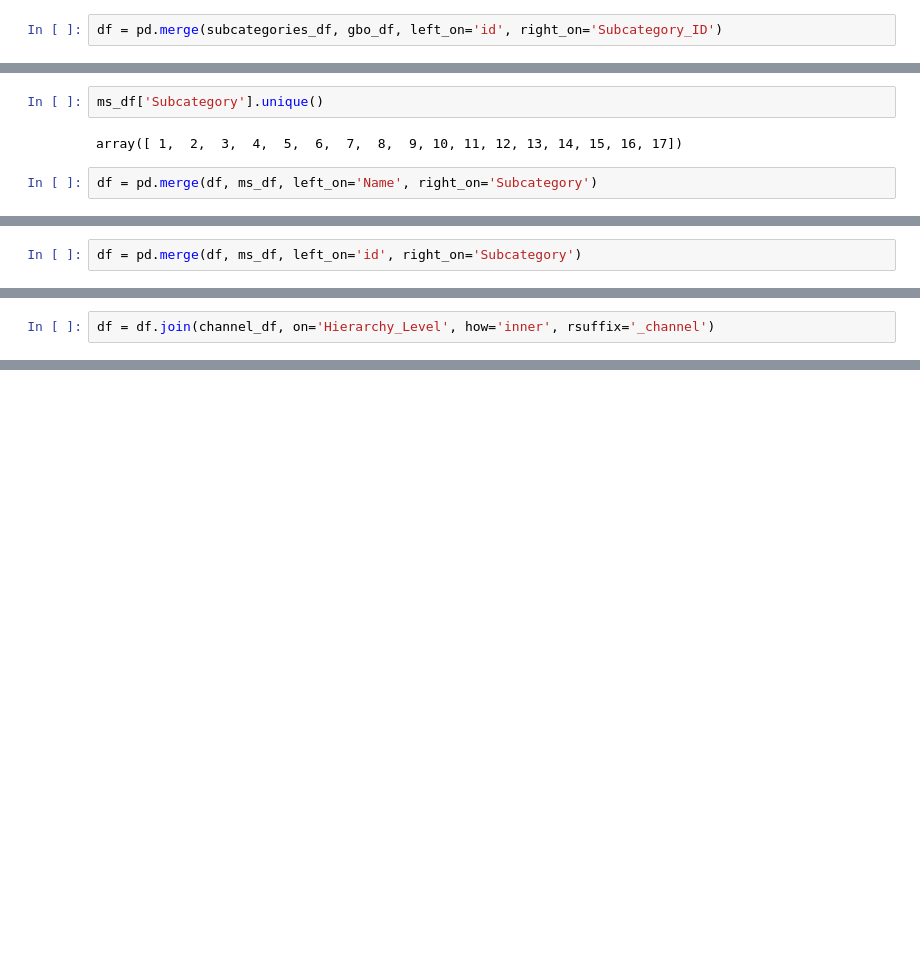
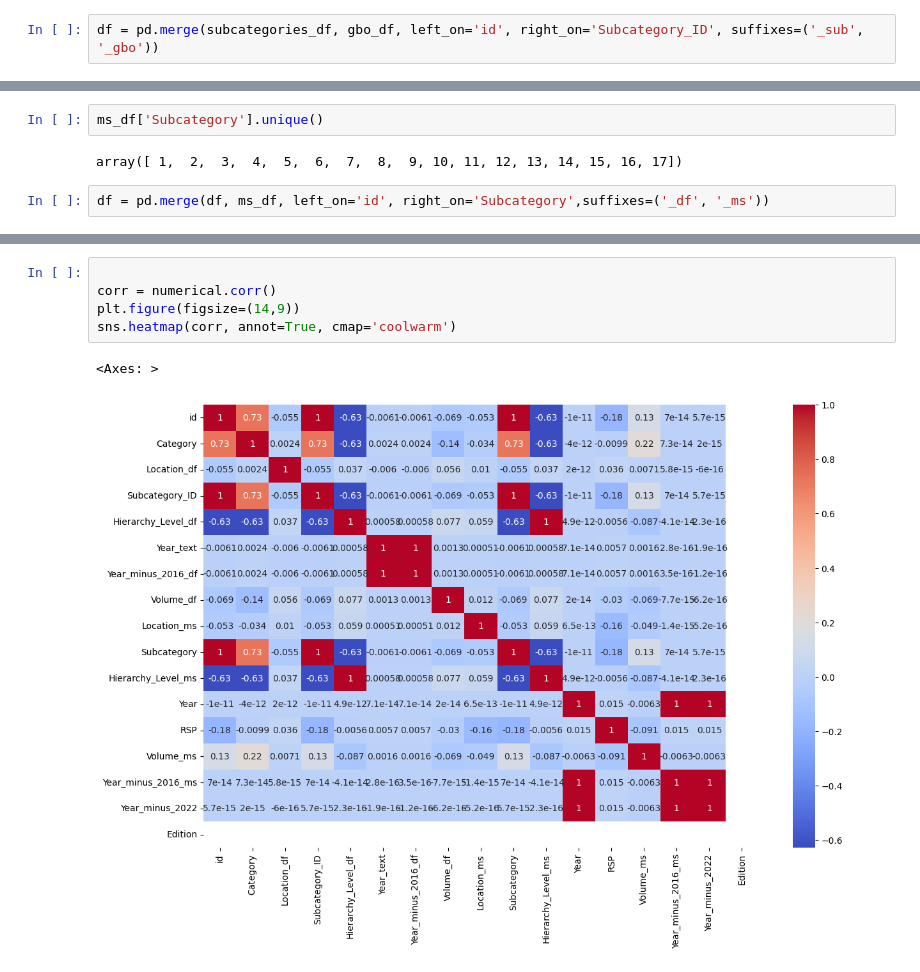
Before and after one commit to Mourad-Amj/Dragonyte_project_Team1, a Jupyter notebook: analysis.ipynb, the cells around one changed output, grey strips where cells are left out. Saved outputs shown, nothing was run; the diff lists cells and outputs as text; blank space fills up the shorter version.

```diff
--- a/analysis.ipynb
+++ b/analysis.ipynb
@@ -346,3 +234,3 @@ dtype: int64
 # %%
-df = pd.merge(subcategories_df, gbo_df, left_on='id', right_on='Subcategory_ID')
+df = pd.merge(subcategories_df, gbo_df, left_on='id', right_on='Subcategory_ID', suffixes=('_sub', '_gbo'))
 # %%
@@ -372,4 +257,4 @@ ms_df['Subcategory'].unique()
 # %% [output]
 array([ 1,  2,  3,  4,  5,  6,  7,  8,  9, 10, 11, 12, 13, 14, 15, 16, 17])
 # %%
-df = pd.merge(df, ms_df, left_on='Name', right_on='Subcategory')
+df = pd.merge(df, ms_df, left_on='id', right_on='Subcategory',suffixes=('_df', '_ms'))
@@ -396,4 +261,2 @@ df
-# %%
-df = pd.merge(df, ms_df, left_on='id', right_on='Subcategory')
 # %%
 df.shape
@@ -400,2 +264,0 @@ df.shape
-# %%
-df = df.join(channel_df, on='Hierarchy_Level', how='inner', rsuffix='_channel')
@@ -402 +310,9 @@ df = df.join(channel_df, on='Hierarchy_Level', how='inner', rsuffix='_channel')
+# %%
+
+corr = numerical.corr()
+plt.figure(figsize=(14,9))
+sns.heatmap(corr, annot=True, cmap='coolwarm')
+# %% [output]
+<Axes: >
+[figure, added]
 # %%
```
Also changed, not shown: parts of 53 cells of this notebook, 1 other file.
